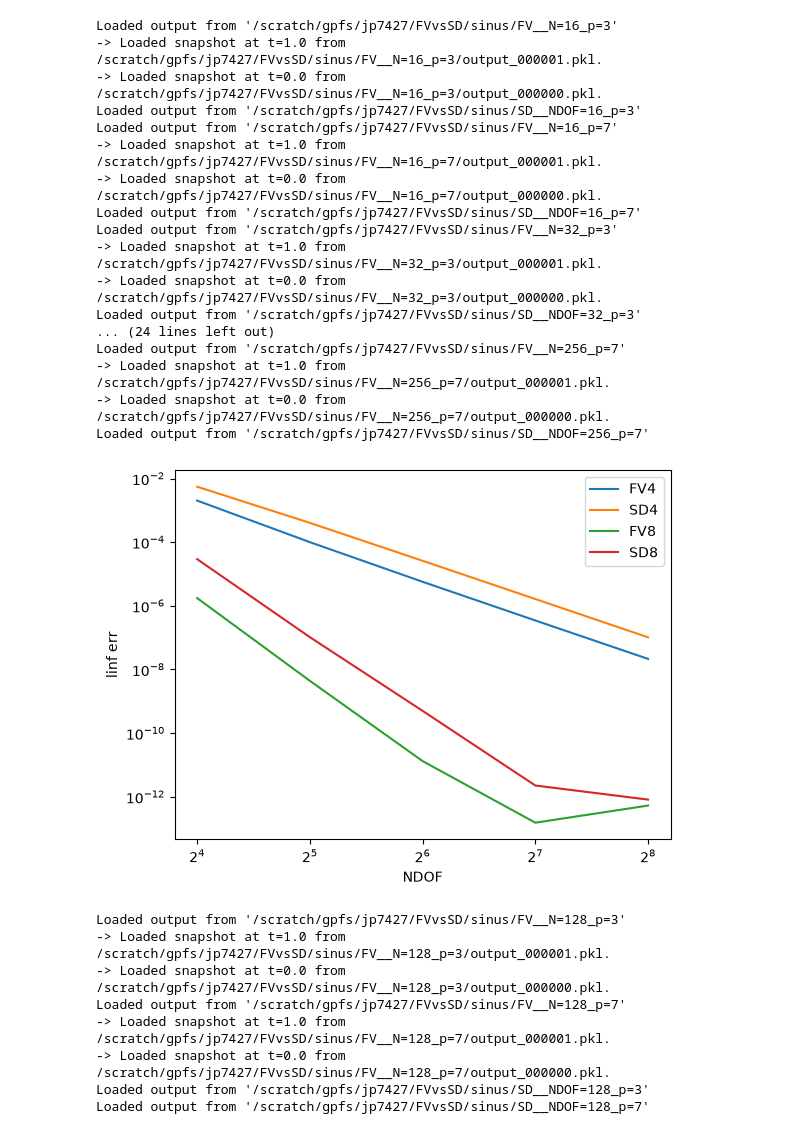
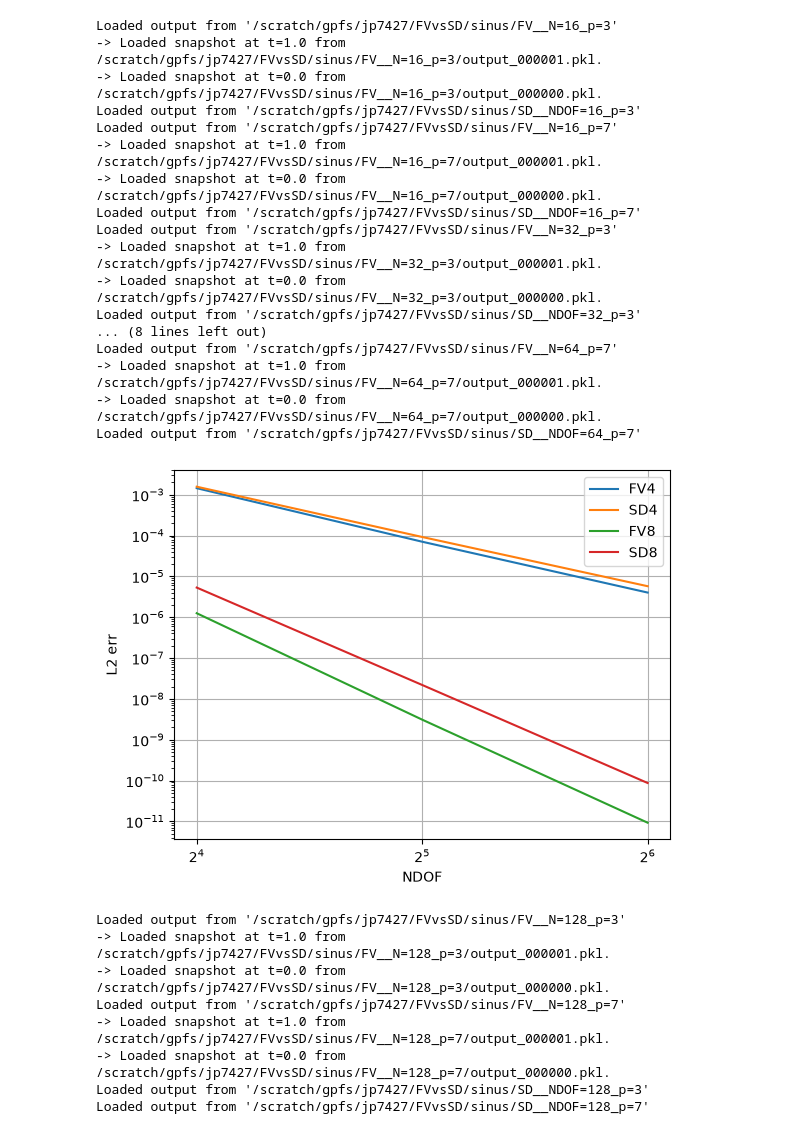
Before and after one commit to jpalafou/superfv, a Jupyter notebook: sd-compare/sine_wave_convergence.ipynb, the cells around one changed output. Saved outputs shown, nothing was run; the diff lists cells and outputs as text; code cells hidden in the pictures.

Commit message:
start running sine wave convergence for SD with CFL=0.8, add L2 error norm for spd

```diff
--- a/sd-compare/sine_wave_convergence.ipynb
+++ b/sd-compare/sine_wave_convergence.ipynb
@@ -158,15 +213,13 @@ def get_spd_error_map(name, p, NDOF, **kwargs):
     # return x_sd1, y_sd1, z_sd1 - z_sd0
 # %%
 data = []
-for NDOF in [16, 32, 64, 128, 256]:
+for NDOF in [16, 32, 64]:
     for p in [3, 7]:
-        _, _, fv_err = get_superfv_error_map("", p, NDOF)
-        linf_err = np.max(np.abs(fv_err[0, ...])).item()
-        data.append(dict(scheme="FV", ndof=NDOF, p=p, err=linf_err))
+        _, norms = get_superfv_error_map("", p, NDOF)
+        data.append(dict(scheme="FV", ndof=NDOF, p=p, linf_err=norms["linf"], l2_err=norms["l2"]))
 
-        _, _, sd_err = get_spd_error_map("", p, NDOF)
-        linf_err = np.max(np.abs(sd_err[0, ...])).item()
-        data.append(dict(scheme="SD", ndof=NDOF, p=p, err=linf_err))
+        _, norms = get_spd_error_map("", p, NDOF)
+        data.append(dict(scheme="SD", ndof=NDOF, p=p, linf_err=norms["linf"], l2_err=norms["l2"]))
 df = pd.DataFrame(data)
 # %% [output]
 Loaded output from '/scratch/gpfs/jp7427/FVvsSD/sinus/FV__N=16_p=3'
@@ -181,32 +234,33 @@ Loaded output from '/scratch/gpfs/jp7427/FVvsSD/sinus/FV__N=32_p=3'
 -> Loaded snapshot at t=1.0 from /scratch/gpfs/jp7427/FVvsSD/sinus/FV__N=32_p=3/output_000001.pkl.
 -> Loaded snapshot at t=0.0 from /scratch/gpfs/jp7427/FVvsSD/sinus/FV__N=32_p=3/output_000000.pkl.
 Loaded output from '/scratch/gpfs/jp7427/FVvsSD/sinus/SD__NDOF=32_p=3'
-... (24 lines left out)
-Loaded output from '/scratch/gpfs/jp7427/FVvsSD/sinus/FV__N=256_p=7'
--> Loaded snapshot at t=1.0 from /scratch/gpfs/jp7427/FVvsSD/sinus/FV__N=256_p=7/output_000001.pkl.
--> Loaded snapshot at t=0.0 from /scratch/gpfs/jp7427/FVvsSD/sinus/FV__N=256_p=7/output_000000.pkl.
-Loaded output from '/scratch/gpfs/jp7427/FVvsSD/sinus/SD__NDOF=256_p=7'
+... (8 lines left out)
+Loaded output from '/scratch/gpfs/jp7427/FVvsSD/sinus/FV__N=64_p=7'
+-> Loaded snapshot at t=1.0 from /scratch/gpfs/jp7427/FVvsSD/sinus/FV__N=64_p=7/output_000001.pkl.
+-> Loaded snapshot at t=0.0 from /scratch/gpfs/jp7427/FVvsSD/sinus/FV__N=64_p=7/output_000000.pkl.
+Loaded output from '/scratch/gpfs/jp7427/FVvsSD/sinus/SD__NDOF=64_p=7'
 # %%
 def plot(ax, df, *args, **kwargs):
-    ax.plot(df.ndof, df.err, *args, **kwargs)
+    ax.plot(df.ndof, df.l2_err, *args, **kwargs)
 
 fig, ax = plt.subplots()
 ax.set_xscale("log", base=2)
 ax.set_yscale("log")
 
 plot(ax, df[(df.scheme == "FV") & (df.p == 3)], label="FV4")
 plot(ax, df[(df.scheme == "SD") & (df.p == 3)], label="SD4")
 
 plot(ax, df[(df.scheme == "FV") & (df.p == 7)], label="FV8")
 plot(ax, df[(df.scheme == "SD") & (df.p == 7)], label="SD8")
 
+ax.grid()
 ax.legend()
 ax.set_xlabel("NDOF")
-ax.set_ylabel("linf err")
+ax.set_ylabel("L2 err")
 
 fig.savefig("sine_wave_convergence.pdf")
 # %% [output]
-[figure, old version]
+[figure, new version]
 # %%
 fig, axs = plt.subplots(2, 2, sharex=True, sharey=True, constrained_layout=True)
 
```
Also changed, not shown: parts of 3 cells of this notebook, 2 other files.
